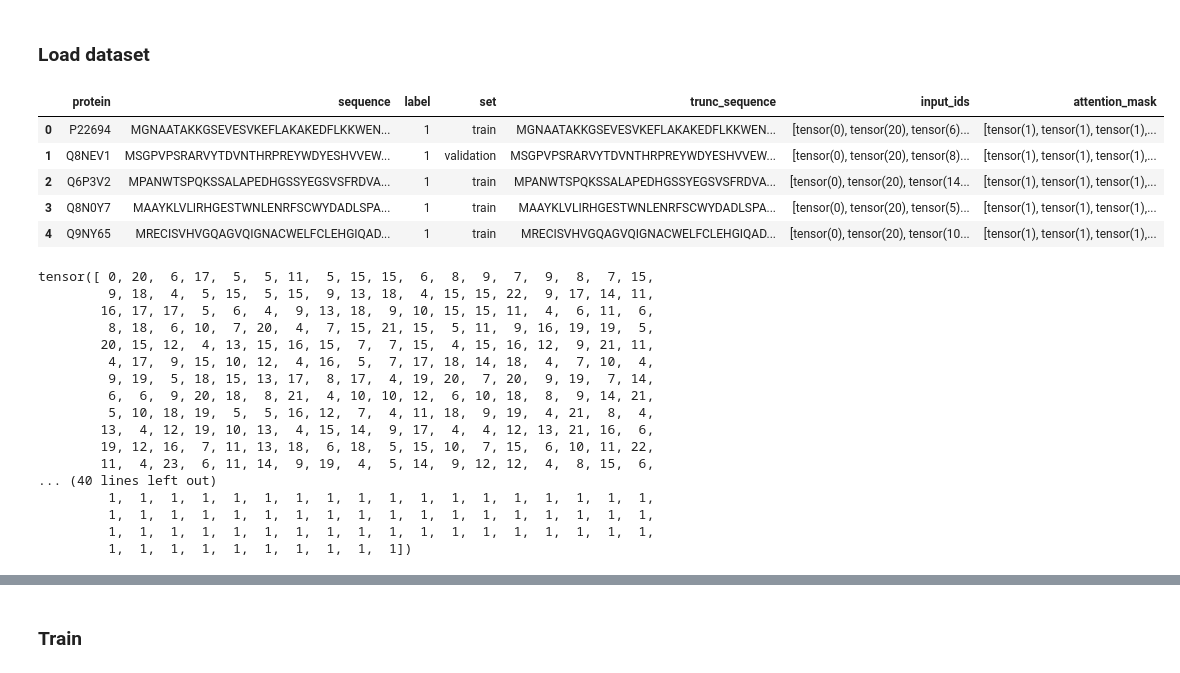
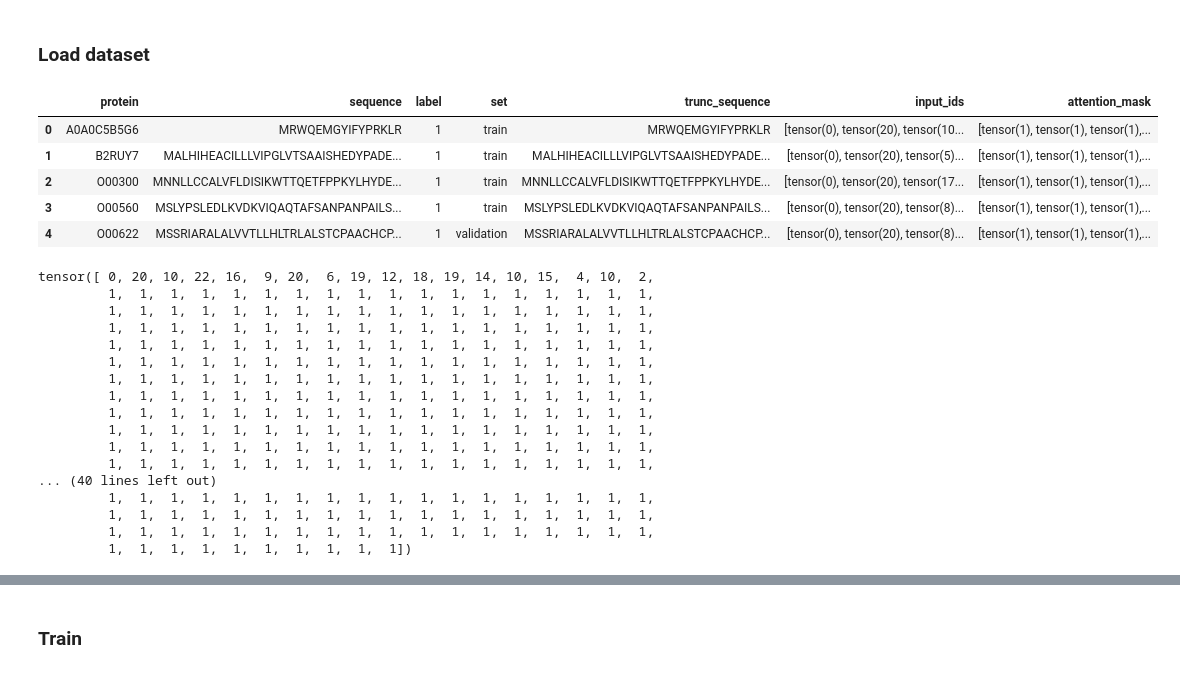
Before and after one commit to 8gabri8/ESMSec, a Jupyter notebook: my_train.ipynb, the cells around one changed output, grey strips where cells are left out. Drawn from its saved outputs; the diff is of its cells as text; code cells hidden in the pictures.

```diff
--- a/my_train.ipynb
+++ b/my_train.ipynb
@@ -31,17 +36,17 @@ print(torch.__version__)
 # Configuration / hyperparameters
 config = {
     "FLUID": "CSF",         # Dataset name
-    "NUM_ITERS": 500,        # Total iterations
+    "NUM_EPOCHS": 10,       # Total Epochs in training
+    "EVAL_EPOCH_FREQ": 2,   # Evaluation frequency
     "BATCH_SIZE": 32,       # Batch size
     "LR": 5e-5,             # Learning rate
     "LR_DECAY_GAMMA": 1,    # Learning rate decay
-    "LR_DECAY_STEPS": 1000, # Learning rate decay steps
-    "EVAL_SIZE": 100,       # Evaluation frequency
+    "LR_DECAY_STEPS_EPOCHS": 1000, # Learning rate decay steps
     "SEED": 43215,           # Random seed
     "PROTEIN_MAX_LENGTH": 1000, # Max protein length (for ESM2)
     "PRETRAIN_ESM_CHECKPOINT_NAME": "facebook/esm2_t6_8M_UR50D", # ESM2 model name
     "PRETRAIN_ESM_CACHE_DIR": "/home/gdallagl/myworkdir/data/esm2-models", # ESM2 model cache dir
-    "DATASET_PATH": "/home/gdallagl/myworkdir/data/ESMSec/protein/CSF_my_dataset.csv", # Path to dataset
+    "DATASET_PATH": "/home/gdallagl/myworkdir/ESMSec/data/protein/cyto_sec_dataset_claude.csv", # Path to dataset
     "DEVICE": "cuda" if torch.cuda.is_available() else "cpu", # Device to use (cuda or cpu)
     "PATH_TO_SAVE_MODEL": "/home/gdallagl/myworkdir/models/ESMSec/CSF_trained_model.pth" # Path to save the model
 }
@@ -97,63 +102,68 @@ tokenized = tokenizer(
 )
 
 # Add tokenized input_ids and attention_mask to DataFrame
 data['input_ids'] = list(tokenized['input_ids'])
 data['attention_mask'] = list(tokenized['attention_mask'])
 
 # Convert labels to tensor
 labels_tensor = torch.tensor(data['label'].values)
 
 # Split indices
 train_idx = data['set'] == 'train'
 valid_idx = data['set'] == 'validation'
 test_idx  = data['set'] == 'test'
 
-# Create TensorDatasets
-train_dataset = TensorDataset(
-    tokenized['input_ids'][train_idx],
-    tokenized['attention_mask'][train_idx],
-    labels_tensor[train_idx]
+# Train dataset (already using custom Dataset)
+train_dataset = my_models.ProteinDataset(
+    input_ids=tokenized['input_ids'][train_idx],
+    attention_mask=tokenized['attention_mask'][train_idx],
+    labels=labels_tensor[train_idx],
+    names=data.loc[train_idx, "protein"].tolist()
 )
 
-valid_dataset = TensorDataset(
-    tokenized['input_ids'][valid_idx],
-    tokenized['attention_mask'][valid_idx],
-    labels_tensor[valid_idx]
+# Validation dataset
+valid_dataset = my_models.ProteinDataset(
+    input_ids=tokenized['input_ids'][valid_idx],
+    attention_mask=tokenized['attention_mask'][valid_idx],
+    labels=labels_tensor[valid_idx],
+    names=data.loc[valid_idx, "protein"].tolist()
 )
 
-test_dataset = TensorDataset(
-    tokenized['input_ids'][test_idx],
-    tokenized['attention_mask'][test_idx],
-    labels_tensor[test_idx]
+# Test dataset
+test_dataset = my_models.ProteinDataset(
+    input_ids=tokenized['input_ids'][test_idx],
+    attention_mask=tokenized['attention_mask'][test_idx],
+    labels=labels_tensor[test_idx],
+    names=data.loc[test_idx, "protein"].tolist()
 )
 
 # Create DataLoaders
 train_dl = DataLoader(train_dataset, batch_size=config["BATCH_SIZE"], shuffle=True, pin_memory=True)
 valid_dl = DataLoader(valid_dataset, batch_size=config["BATCH_SIZE"], shuffle=False, pin_memory=True)
 test_dl  = DataLoader(test_dataset, batch_size=config["BATCH_SIZE"], shuffle=False, pin_memory=True)
 
 # Optional: inspect the DataFrame
 display(data.head(5))
 print(data.loc[0, "input_ids"])
 # %% [output]
 |  | protein | sequence | label | set | trunc_sequence | input_ids | attention_mask |
-| 0 | P22694 | MGNAATAKKGSEVESVKEFLAKAKEDFLKKWEN... | 1 | train | MGNAATAKKGSEVESVKEFLAKAKEDFLKKWEN... | [tensor(0), tensor(20), tensor(6)... | [tensor(1), tensor(1), tensor(1),... |
-| 1 | Q8NEV1 | MSGPVPSRARVYTDVNTHRPREYWDYESHVVEW... | 1 | validation | MSGPVPSRARVYTDVNTHRPREYWDYESHVVEW... | [tensor(0), tensor(20), tensor(8)... | [tensor(1), tensor(1), tensor(1),... |
-| 2 | Q6P3V2 | MPANWTSPQKSSALAPEDHGSSYEGSVSFRDVA... | 1 | train | MPANWTSPQKSSALAPEDHGSSYEGSVSFRDVA... | [tensor(0), tensor(20), tensor(14... | [tensor(1), tensor(1), tensor(1),... |
-| 3 | Q8N0Y7 | MAAYKLVLIRHGESTWNLENRFSCWYDADLSPA... | 1 | train | MAAYKLVLIRHGESTWNLENRFSCWYDADLSPA... | [tensor(0), tensor(20), tensor(5)... | [tensor(1), tensor(1), tensor(1),... |
-| 4 | Q9NY65 | MRECISVHVGQAGVQIGNACWELFCLEHGIQAD... | 1 | train | MRECISVHVGQAGVQIGNACWELFCLEHGIQAD... | [tensor(0), tensor(20), tensor(10... | [tensor(1), tensor(1), tensor(1),... |
+| 0 | A0A0C5B5G6 | MRWQEMGYIFYPRKLR | 1 | train | MRWQEMGYIFYPRKLR | [tensor(0), tensor(20), tensor(10... | [tensor(1), tensor(1), tensor(1),... |
+| 1 | B2RUY7 | MALHIHEACILLLVIPGLVTSAAISHEDYPADE... | 1 | train | MALHIHEACILLLVIPGLVTSAAISHEDYPADE... | [tensor(0), tensor(20), tensor(5)... | [tensor(1), tensor(1), tensor(1),... |
+| 2 | O00300 | MNNLLCCALVFLDISIKWTTQETFPPKYLHYDE... | 1 | train | MNNLLCCALVFLDISIKWTTQETFPPKYLHYDE... | [tensor(0), tensor(20), tensor(17... | [tensor(1), tensor(1), tensor(1),... |
+| 3 | O00560 | MSLYPSLEDLKVDKVIQAQTAFSANPANPAILS... | 1 | train | MSLYPSLEDLKVDKVIQAQTAFSANPANPAILS... | [tensor(0), tensor(20), tensor(8)... | [tensor(1), tensor(1), tensor(1),... |
+| 4 | O00622 | MSSRIARALALVVTLLHLTRLALSTCPAACHCP... | 1 | validation | MSSRIARALALVVTLLHLTRLALSTCPAACHCP... | [tensor(0), tensor(20), tensor(8)... | [tensor(1), tensor(1), tensor(1),... |
-tensor([ 0, 20,  6, 17,  5,  5, 11,  5, 15, 15,  6,  8,  9,  7,  9,  8,  7, 15,
-         9, 18,  4,  5, 15,  5, 15,  9, 13, 18,  4, 15, 15, 22,  9, 17, 14, 11,
-        16, 17, 17,  5,  6,  4,  9, 13, 18,  9, 10, 15, 15, 11,  4,  6, 11,  6,
-         8, 18,  6, 10,  7, 20,  4,  7, 15, 21, 15,  5, 11,  9, 16, 19, 19,  5,
-        20, 15, 12,  4, 13, 15, 16, 15,  7,  7, 15,  4, 15, 16, 12,  9, 21, 11,
-         4, 17,  9, 15, 10, 12,  4, 16,  5,  7, 17, 18, 14, 18,  4,  7, 10,  4,
-         9, 19,  5, 18, 15, 13, 17,  8, 17,  4, 19, 20,  7, 20,  9, 19,  7, 14,
-         6,  6,  9, 20, 18,  8, 21,  4, 10, 10, 12,  6, 10, 18,  8,  9, 14, 21,
-         5, 10, 18, 19,  5,  5, 16, 12,  7,  4, 11, 18,  9, 19,  4, 21,  8,  4,
-        13,  4, 12, 19, 10, 13,  4, 15, 14,  9, 17,  4,  4, 12, 13, 21, 16,  6,
-        19, 12, 16,  7, 11, 13, 18,  6, 18,  5, 15, 10,  7, 15,  6, 10, 11, 22,
-        11,  4, 23,  6, 11, 14,  9, 19,  4,  5, 14,  9, 12, 12,  4,  8, 15,  6,
+tensor([ 0, 20, 10, 22, 16,  9, 20,  6, 19, 12, 18, 19, 14, 10, 15,  4, 10,  2,
+         1,  1,  1,  1,  1,  1,  1,  1,  1,  1,  1,  1,  1,  1,  1,  1,  1,  1,
+         1,  1,  1,  1,  1,  1,  1,  1,  1,  1,  1,  1,  1,  1,  1,  1,  1,  1,
+         1,  1,  1,  1,  1,  1,  1,  1,  1,  1,  1,  1,  1,  1,  1,  1,  1,  1,
+         1,  1,  1,  1,  1,  1,  1,  1,  1,  1,  1,  1,  1,  1,  1,  1,  1,  1,
+         1,  1,  1,  1,  1,  1,  1,  1,  1,  1,  1,  1,  1,  1,  1,  1,  1,  1,
+         1,  1,  1,  1,  1,  1,  1,  1,  1,  1,  1,  1,  1,  1,  1,  1,  1,  1,
+         1,  1,  1,  1,  1,  1,  1,  1,  1,  1,  1,  1,  1,  1,  1,  1,  1,  1,
+         1,  1,  1,  1,  1,  1,  1,  1,  1,  1,  1,  1,  1,  1,  1,  1,  1,  1,
+         1,  1,  1,  1,  1,  1,  1,  1,  1,  1,  1,  1,  1,  1,  1,  1,  1,  1,
+         1,  1,  1,  1,  1,  1,  1,  1,  1,  1,  1,  1,  1,  1,  1,  1,  1,  1,
+         1,  1,  1,  1,  1,  1,  1,  1,  1,  1,  1,  1,  1,  1,  1,  1,  1,  1,
 ... (40 lines left out)
          1,  1,  1,  1,  1,  1,  1,  1,  1,  1,  1,  1,  1,  1,  1,  1,  1,  1,
          1,  1,  1,  1,  1,  1,  1,  1,  1,  1,  1,  1,  1,  1,  1,  1,  1,  1,
```
Also changed, not shown: parts of 9 cells of this notebook, 3 other files.
